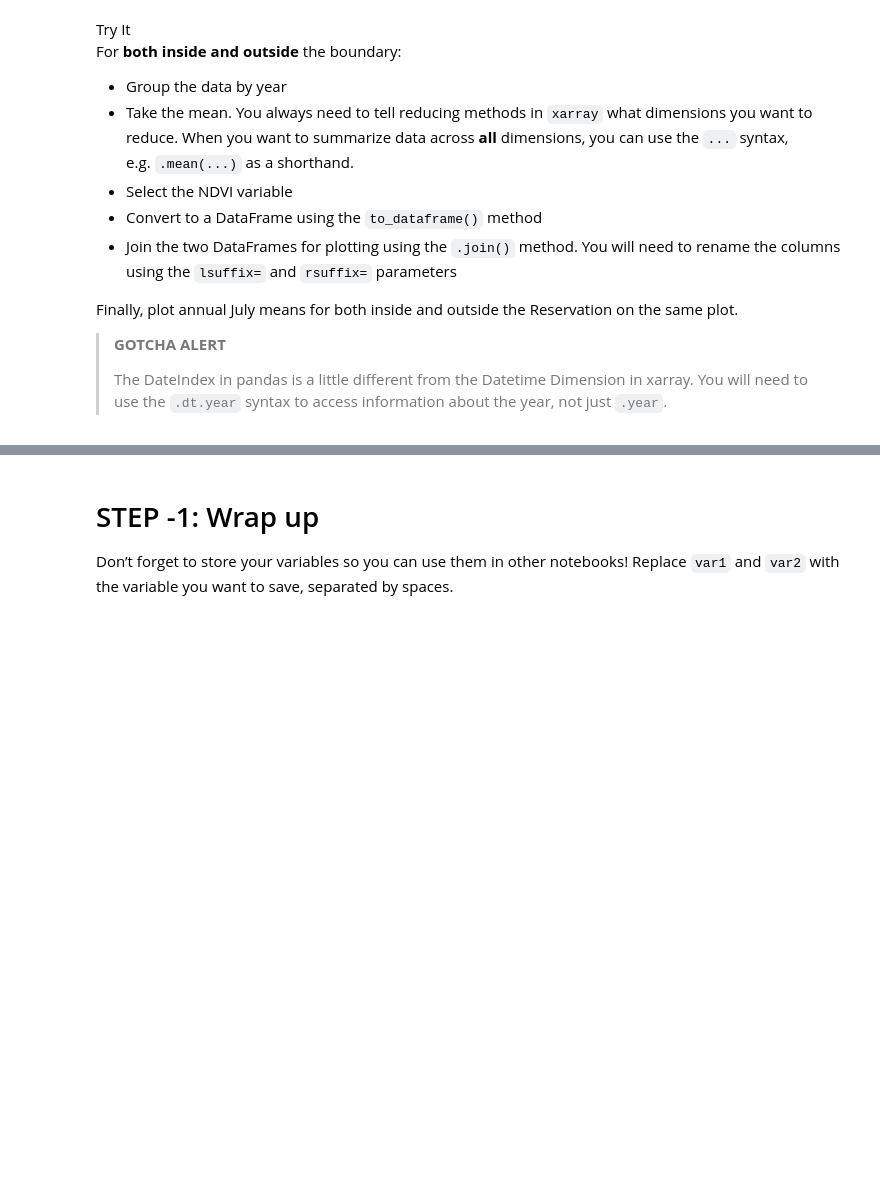
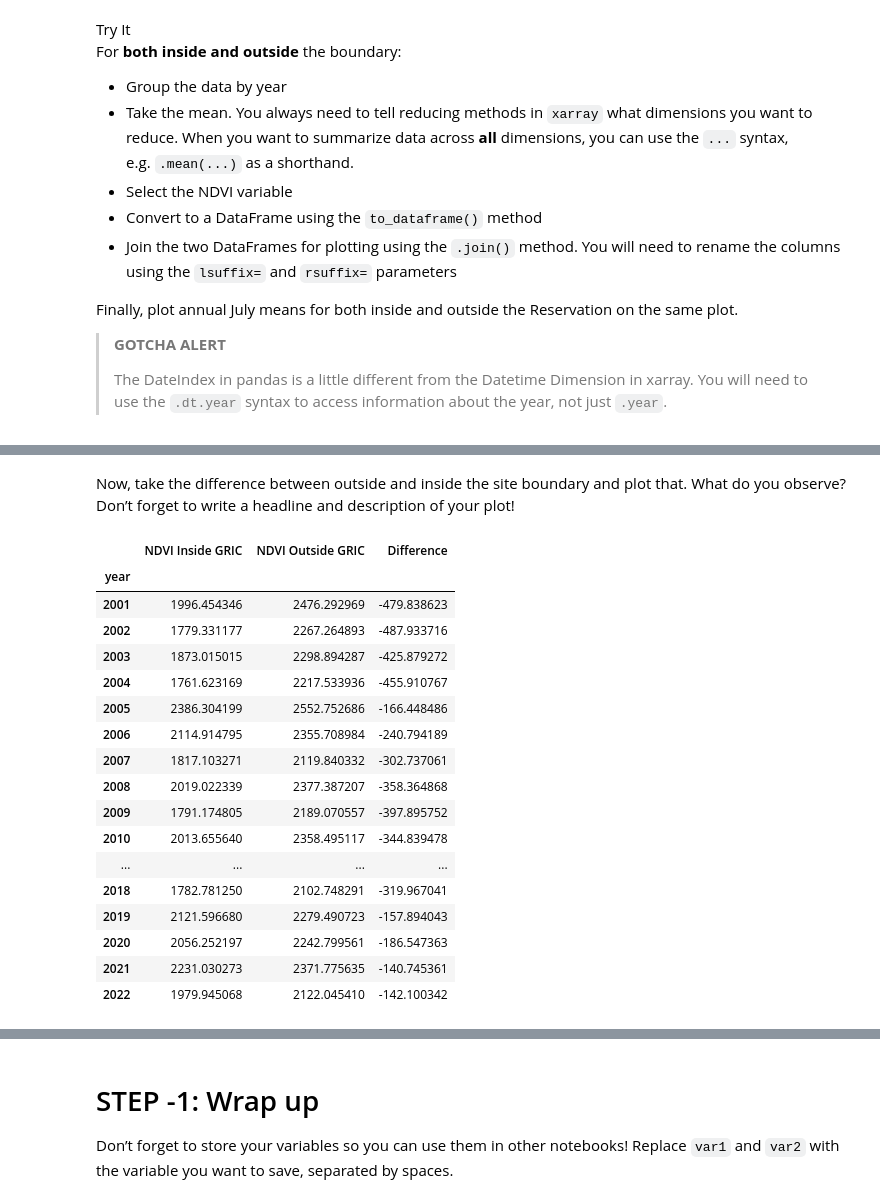
Before and after one commit to earthlab-education/04-vegetation-tkbravo, a Jupyter notebook: notebooks/vegetation-04-summarize.ipynb, the cells around one changed output, grey strips where cells are left out. Cells and saved outputs as stored; diff of their text form; code cells hidden in the pictures; blank space fills up the shorter version.

```diff
--- a/notebooks/vegetation-04-summarize.ipynb
+++ b/notebooks/vegetation-04-summarize.ipynb
@@ -120,3 +120,9 @@ textbook](https://www.earthdatascience.org/courses/use-data-open-source-python/i
 > crashes your kernel.
 # %%
 # Clip data to both inside and outside the boundary
+
+ndvi_inside = ndvi_combined.rio.clip(boundary_gdf.geometry, from_disk=True)
+print(ndvi_inside)
+
+ndvi_outside = ndvi_combined.rio.clip(outside_gila_gdf.geometry, from_disk=True)
+print(ndvi_outside)
@@ -149,3 +174,13 @@ Reservation on the same plot.</p></div></div>
 > access information about the year, not just `.year`.
 # %%
 # Compute mean annual July NDVI
+july_ndvi_inside_df = (ndvi_inside
+                       .groupby(ndvi_inside.date.dt.year)
+                       .mean(...)
+                       .NDVI.to_dataframe())
+print('Mean NDVI inside GRIC\n', july_ndvi_inside_df.head())
+july_ndvi_outside_df = (ndvi_outside
+                       .groupby(ndvi_outside.date.dt.year)
+                       .mean(...)
+                       .NDVI.to_dataframe())
+print('Mean NDVI outside GRIC\n', july_ndvi_outside_df.head())
@@ -156,2 +204,7 @@ description of your plot!
 # %%
-# Plot difference inside and outside the boundary
+# Join inside and outside the boundary
+july_ndvi_df = (july_ndvi_inside_df[['NDVI']]
+                .join(july_ndvi_outside_df[['NDVI']],
+                      lsuffix=' Inside GRIC',
+                      rsuffix=' Outside GRIC'))
+july_ndvi_df
@@ -157,0 +235,28 @@ description of your plot!
+# %% [markdown]
+Now, take the difference between outside and inside the site boundary
+and plot that. What do you observe? Don’t forget to write a headline and
+description of your plot!
+# %%
+# Plot difference inside and outside the boundary
+july_ndvi_df['Difference'] = (july_ndvi_df['NDVI Inside GRIC']
+                              - july_ndvi_df['NDVI Outside GRIC'])
+july_ndvi_df
+# %% [output]
+|  | NDVI Inside GRIC | NDVI Outside GRIC | Difference |
+| year |  |  |  |
+| 2001 | 1996.454346 | 2476.292969 | -479.838623 |
+| 2002 | 1779.331177 | 2267.264893 | -487.933716 |
+| 2003 | 1873.015015 | 2298.894287 | -425.879272 |
+| 2004 | 1761.623169 | 2217.533936 | -455.910767 |
+| 2005 | 2386.304199 | 2552.752686 | -166.448486 |
+| 2006 | 2114.914795 | 2355.708984 | -240.794189 |
+| 2007 | 1817.103271 | 2119.840332 | -302.737061 |
+| 2008 | 2019.022339 | 2377.387207 | -358.364868 |
+| 2009 | 1791.174805 | 2189.070557 | -397.895752 |
+| 2010 | 2013.655640 | 2358.495117 | -344.839478 |
+| ... | ... | ... | ... |
+| 2018 | 1782.781250 | 2102.748291 | -319.967041 |
+| 2019 | 2121.596680 | 2279.490723 | -157.894043 |
+| 2020 | 2056.252197 | 2242.799561 | -186.547363 |
+| 2021 | 2231.030273 | 2371.775635 | -140.745361 |
+| 2022 | 1979.945068 | 2122.045410 | -142.100342 |
```
Also changed, not shown: parts of 9 cells of this notebook, 1 other file.
